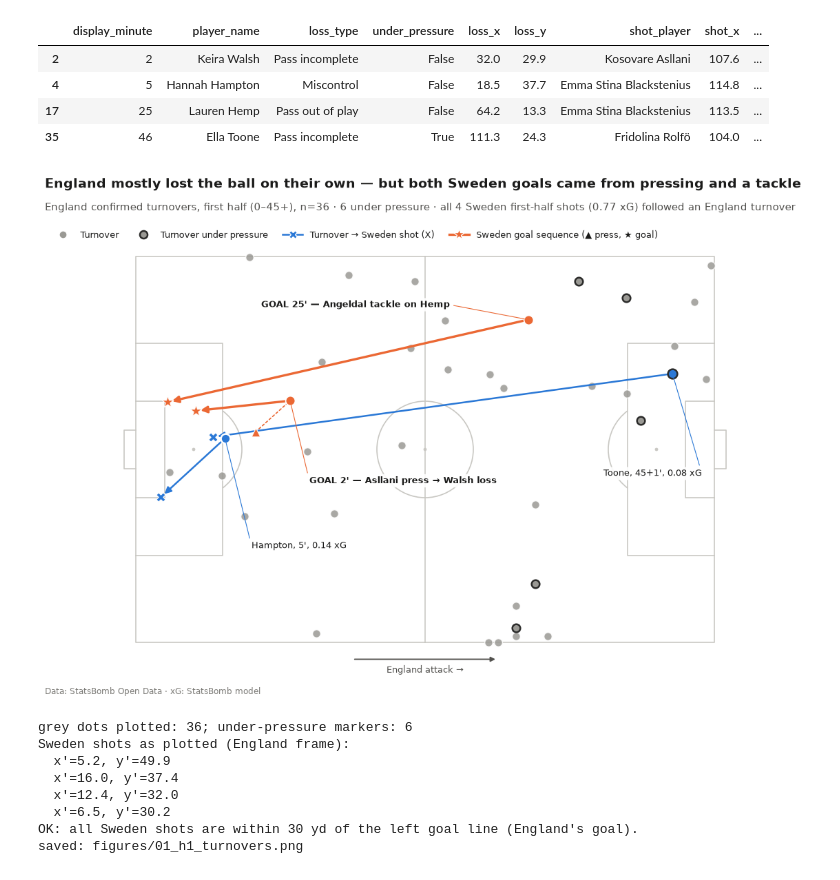
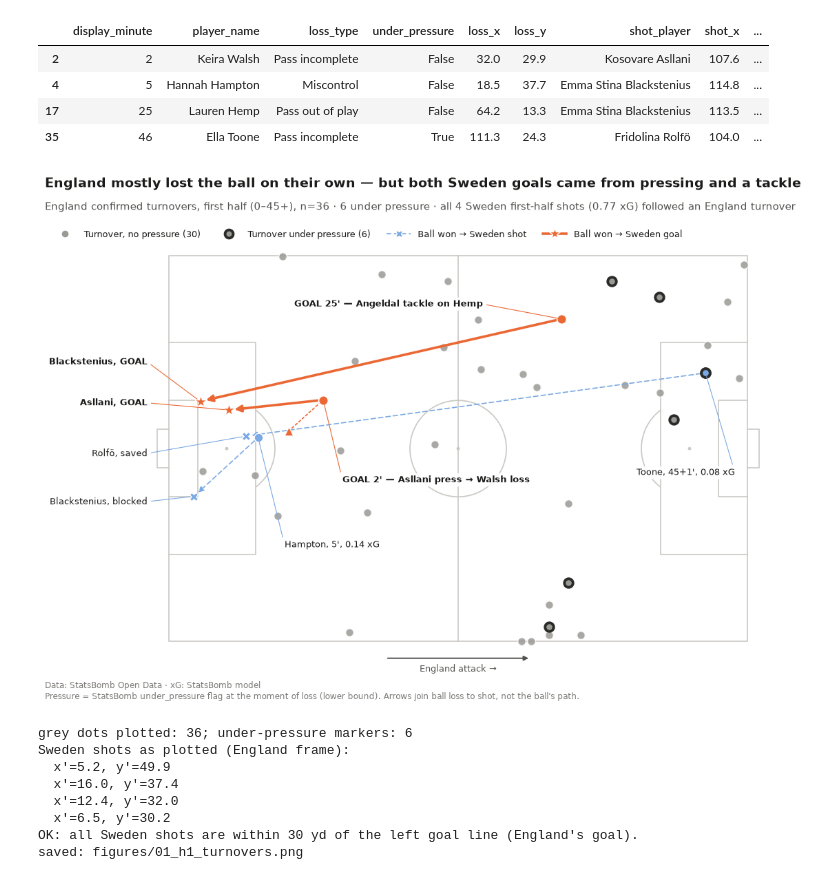
Before and after one commit to belorussky-football/womens-euro-2025-sweden-england-comeback, a Jupyter notebook: notebooks/03_figures.ipynb, the cells around one changed output. Saved outputs shown, nothing was run; the diff lists cells and outputs as text; code cells hidden in the pictures.

```diff
--- a/notebooks/03_figures.ipynb
+++ b/notebooks/03_figures.ipynb
@@ -101,41 +101,47 @@ linked[["display_minute", "player_name", "loss_type", "under_pressure", "loss_x"
 | 35 | 46 | Ella Toone | Pass incomplete | True | 111.3 | 24.3 | Fridolina Rolfö | 104.0 | ... |
 # %%
 C = P.COLORS
-pitch, fig, ax = P.make_pitch(figsize=(12, 8))
+# Pitch shifted right to leave a margin for the shot labels left of England's goal.
+pitch, fig, ax = P.make_pitch(figsize=(12, 8), axes_rect=(0.10, 0.07, 0.88, 0.77))
 
 DOT = 70
 plain = turnovers[~turnovers.under_pressure]
 pressed = turnovers[turnovers.under_pressure]
 
-# Layer 1: all confirmed turnovers (grey); pressured ones get a dark ring.
+# Layer 1: all confirmed turnovers (grey); pressured ones get a thick dark ring.
 sc_plain = pitch.scatter(plain.loss_x, plain.loss_y, ax=ax, s=DOT, color=C["neutral"],
                          edgecolors=C["background"], linewidths=1.0, alpha=0.85, zorder=3)
-sc_pressed = pitch.scatter(pressed.loss_x, pressed.loss_y, ax=ax, s=DOT, color=C["neutral"],
-                           edgecolors=C["neutral_edge"], linewidths=1.8, zorder=3)
+sc_pressed = pitch.scatter(pressed.loss_x, pressed.loss_y, ax=ax, s=DOT * 1.15, color=C["neutral"],
+                           edgecolors=C["neutral_edge"], linewidths=P.PRESSURE_RING_WIDTH, zorder=3)
 
 
-def arrow(start, end, color, lw=1.8):
+def arrow(start, end, color, lw=1.8, ls="-"):
     ax.annotate("", xy=end, xytext=start, zorder=4,
-                arrowprops=dict(arrowstyle="-|>", color=color, lw=lw, shrinkA=5, shrinkB=5,
-                                mutation_scale=14))
+                arrowprops=dict(arrowstyle="-|>", color=color, lw=lw, ls=ls, shrinkA=5, shrinkB=6,
+                                mutation_scale=12 if ls != "-" else 14))
 
 
 def ring(row):
     return C["neutral_edge"] if row.under_pressure else C["background"]
 
 
-# Layer 2: non-goal turnovers that led to a Sweden shot.
+def ring_width(row):
+    return P.PRESSURE_RING_WIDTH if row.under_pressure else 1.0
+
+
+# Layer 2 (secondary): non-goal turnovers that led to a Sweden shot - thinner, lighter, dashed.
+S2 = C["accent_secondary"]
 non_goal = linked[~linked.led_to_goal]
 shot_markers = []
 for r in non_goal.itertuples():
-    pitch.scatter(r.loss_x, r.loss_y, ax=ax, s=DOT * 1.4, color=C["accent"],
-                  edgecolors=ring(r), linewidths=1.8, zorder=5)
-    arrow((r.loss_x, r.loss_y), (r.shot_x_eng, r.shot_y_eng), C["accent"])
-    shot_markers.append(pitch.scatter(r.shot_x_eng, r.shot_y_eng, ax=ax, s=DOT * 1.3, marker="X",
-                                      color=C["accent"], edgecolors=C["background"],
+    pitch.scatter(r.loss_x, r.loss_y, ax=ax, s=DOT * 1.2, color=S2,
+                  edgecolors=ring(r), linewidths=ring_width(r), zorder=5)
+    arrow((r.loss_x, r.loss_y), (r.shot_x_eng, r.shot_y_eng), S2, lw=1.2, ls=(0, (4, 2.5)))
+    shot_markers.append(pitch.scatter(r.shot_x_eng, r.shot_y_eng, ax=ax, s=DOT * 1.1, marker="X",
+                                      color=S2, edgecolors=C["background"],
                                       linewidths=0.8, zorder=5))
 
-# Layer 3: the two goal sequences (strongest colour).
+# Layer 3 (primary): the two goal sequences (strongest colour, bold).
 G = C["goal"]
 # 2': press marker, Walsh's loss, arrow loss -> shot.
 pitch.scatter(press02.x_eng_frame, press02.y_eng_frame, ax=ax, s=DOT * 1.2, marker="^",
@@ -144,50 +150,68 @@ ax.annotate("", xy=(loss02.x_eng_frame, loss02.y_eng_frame), xytext=(press02.x_e
             zorder=4, arrowprops=dict(arrowstyle="-", color=G, lw=1.2, ls=(0, (2, 2)), shrinkA=5, shrinkB=5))
 pitch.scatter(loss02.x_eng_frame, loss02.y_eng_frame, ax=ax, s=DOT * 1.4, color=G,
               edgecolors=C["background"], linewidths=1.2, zorder=5)
-arrow((loss02.x_eng_frame, loss02.y_eng_frame), (shot02.x_eng_frame, shot02.y_eng_frame), G, lw=2.4)
+arrow((loss02.x_eng_frame, loss02.y_eng_frame), (shot02.x_eng_frame, shot02.y_eng_frame), G, lw=2.6)
 # 25': Angeldal's tackle on Hemp, arrow -> shot.
 pitch.scatter(lost25.x_eng_frame, lost25.y_eng_frame, ax=ax, s=DOT * 1.4, color=G,
               edgecolors=C["background"], linewidths=1.2, zorder=5)
-arrow((lost25.x_eng_frame, lost25.y_eng_frame), (shot25.x_eng_frame, shot25.y_eng_frame), G, lw=2.4)
+arrow((lost25.x_eng_frame, lost25.y_eng_frame), (shot25.x_eng_frame, shot25.y_eng_frame), G, lw=2.6)
 goal_markers = [
     pitch.scatter(s.x_eng_frame, s.y_eng_frame, ax=ax, s=DOT * 2.4, marker="*", color=G,
                   edgecolors=C["background"], linewidths=0.8, zorder=6)
     for s in [shot02, shot25]
 ]
 
-# Labels with leader lines, placed in empty areas of the pitch.
+# Turnover / sequence labels with leader lines, placed in empty areas of the pitch.
 LABEL_POS = {"Hampton": (24, 60), "Toone": (97, 45)}
 for r in non_goal.itertuples():
     text = f"{surname(r.player_name)}, {fmt_minute(r.display_minute)}, {r.shot_xg:.2f} xG"
-    P.label(ax, text, (r.loss_x, r.loss_y), LABEL_POS[surname(r.player_name)], color=C["accent"])
+    P.label(ax, text, (r.loss_x, r.loss_y), LABEL_POS[surname(r.player_name)], color=S2)
 P.label(ax, f"GOAL {fmt_minute(shot02.t // 60 + 1)} — Asllani press → Walsh loss",
         (loss02.x_eng_frame, loss02.y_eng_frame), (36, 46.5), color=G, weight="bold")
 P.label(ax, f"GOAL {fmt_minute(shot25.t // 60 + 1)} — Angeldal tackle on Hemp",
         (lost25.x_eng_frame, lost25.y_eng_frame), (26, 10), color=G, weight="bold")
+
+# Shot labels: right-aligned in the margin left of England's goal, ordered top to bottom
+# like the shots themselves, so leader lines never cross.
+SHOT_OUTCOME_TEXT = {"Goal": "GOAL", "Saved": "saved", "Blocked": "blocked", "Saved to Post": "saved"}
+shot_labels = pd.concat([
+    non_goal.assign(goal=False)[["shot_player", "shot_outcome", "shot_x_eng", "shot_y_eng", "goal"]],
+    pd.DataFrame([dict(shot_player=s.player_name, shot_outcome="Goal", shot_x_eng=s.x_eng_frame,
+                       shot_y_eng=s.y_eng_frame, goal=True) for s in [shot02, shot25]]),
+]).sort_values("shot_y_eng").reset_index(drop=True)
+SHOT_LABEL_X = -4.5
+SHOT_LABEL_Y = [22, 30.5, 41, 51]  # one slot per shot, top to bottom
+assert len(shot_labels) == len(SHOT_LABEL_Y)
+for r, y in zip(shot_labels.itertuples(), SHOT_LABEL_Y):
+    P.label(ax, f"{surname(r.shot_player)}, {SHOT_OUTCOME_TEXT[r.shot_outcome]}",
+            (r.shot_x_eng, r.shot_y_eng), (SHOT_LABEL_X, y), ha="right",
+            color=G if r.goal else S2, weight="bold" if r.goal else "normal")
 
 P.add_attack_arrow(ax, "England attack →")
 
 # Title, legend, footer.
 P.add_title(
     fig,
     "England mostly lost the ball on their own — but both Sweden goals came from pressing and a tackle",
     f"England confirmed turnovers, first half (0–45+), n={n_turnovers} · {n_pressure} under pressure · "
     f"all {n_first_half_shots} Sweden first-half shots ({linked_xg:.2f} xG) followed an England turnover",
 )
 handles = [
-    Line2D([], [], ls="", marker="o", ms=8, mfc=C["neutral"], mec=C["background"], label="Turnover"),
-    Line2D([], [], ls="", marker="o", ms=8, mfc=C["neutral"], mec=C["neutral_edge"], mew=1.8,
-           label="Turnover under pressure"),
-    Line2D([], [], ls="-", lw=1.8, color=C["accent"], marker="X", ms=8, mec=C["background"],
-           label="Turnover → Sweden shot (X)"),
-    Line2D([], [], ls="-", lw=2.4, color=G, marker="*", ms=12, mec=C["background"],
-           label="Sweden goal sequence (▲ press, ★ goal)"),
+    Line2D([], [], ls="", marker="o", ms=8, mfc=C["neutral"], mec=C["background"],
+           label=f"Turnover, no pressure ({n_turnovers - n_pressure})"),
+    Line2D([], [], ls="", marker="o", ms=8.5, mfc=C["neutral"], mec=C["neutral_edge"],
+           mew=P.PRESSURE_RING_WIDTH, label=f"Turnover under pressure ({n_pressure})"),
+    Line2D([], [], ls=(0, (4, 2.5)), lw=1.2, color=S2, marker="X", ms=7.5, mec=C["background"],
+           label="Ball won → Sweden shot"),
+    Line2D([], [], ls="-", lw=2.6, color=G, marker="*", ms=12, mec=C["background"],
+           label="Ball won → Sweden goal"),
 ]
 fig.legend(handles=handles, loc="upper left", bbox_to_anchor=(0.04, 0.885), ncol=4, frameon=False,
-           fontsize=P.FONT_SIZES["legend"], handlelength=2.2, columnspacing=1.6)
-P.add_footer(fig)
+           fontsize=P.FONT_SIZES["legend"], handlelength=2.6, columnspacing=1.8)
+P.add_footer(fig, note="Pressure = StatsBomb under_pressure flag at the moment of loss (lower bound). "
+                       "Arrows join ball loss to shot, not the ball's path.")
 # %% [output]
-[figure, old version]
+[figure, new version]
 # %%
 # Check the plotted positions: count markers and confirm Sweden shots sit at the LEFT goal (England's goal).
 n_grey = len(sc_plain.get_offsets()) + len(sc_pressed.get_offsets())
```
Also changed, not shown: parts of 1 cell of this notebook, 4 other files.
